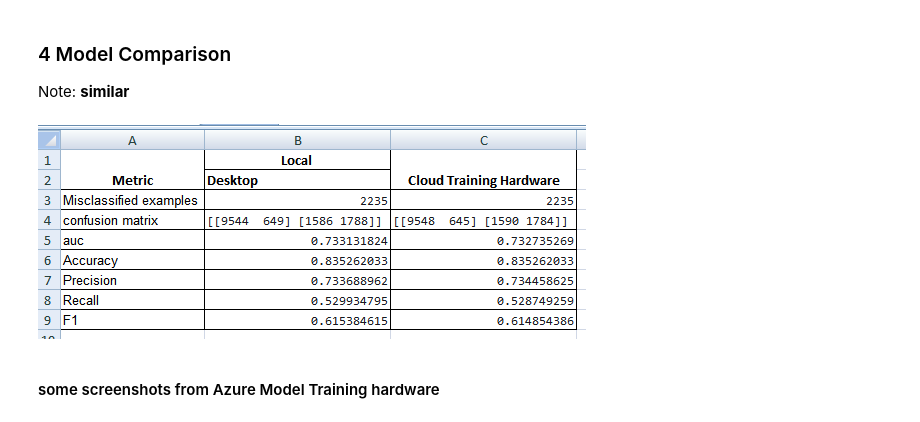
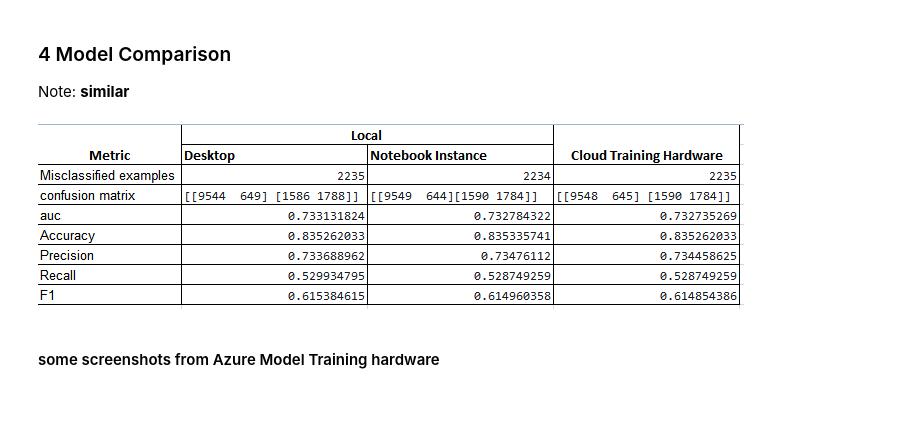
Before and after one commit to habtamu/adversarial-robustness-toolbox, a Jupyter notebook: notebooks/Exp-2_train_adult_SVC_Azure_v2.ipynb, the cells around one changed output. Saved outputs shown, nothing was run; the diff lists cells and outputs as text; code cells hidden in the pictures.

```diff
--- a/notebooks/Exp-2_train_adult_SVC_Azure_v2.ipynb
+++ b/notebooks/Exp-2_train_adult_SVC_Azure_v2.ipynb
@@ -403,9 +536,9 @@ Note: **similar**
 # %%
 from IPython.display import Image
 
-Image(filename='images/Azure/Exp-2/SVC/metric-compair.png')
+Image(filename='images/Azure/Exp-2/SVC/compare.png')
 # %% [output]
-[figure, old version]
+[figure, new version]
 # %% [markdown]
 #### some screenshots from Azure Model Training hardware
 # %%
```
Also changed, not shown: parts of 11 cells of this notebook, 28 other files.
